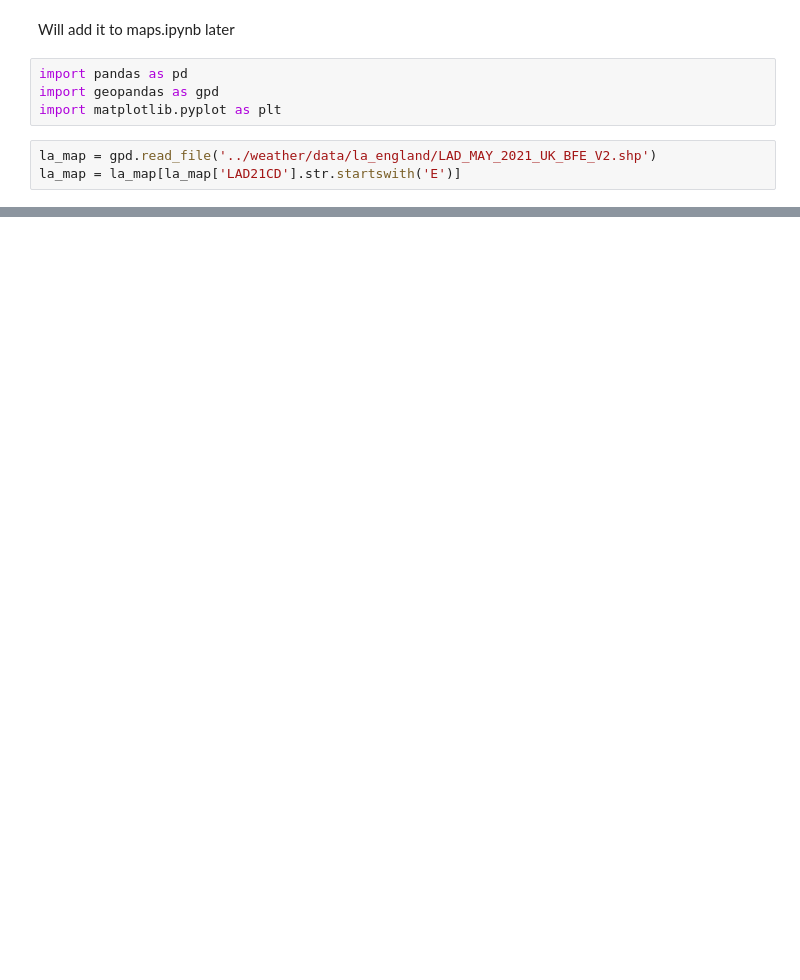
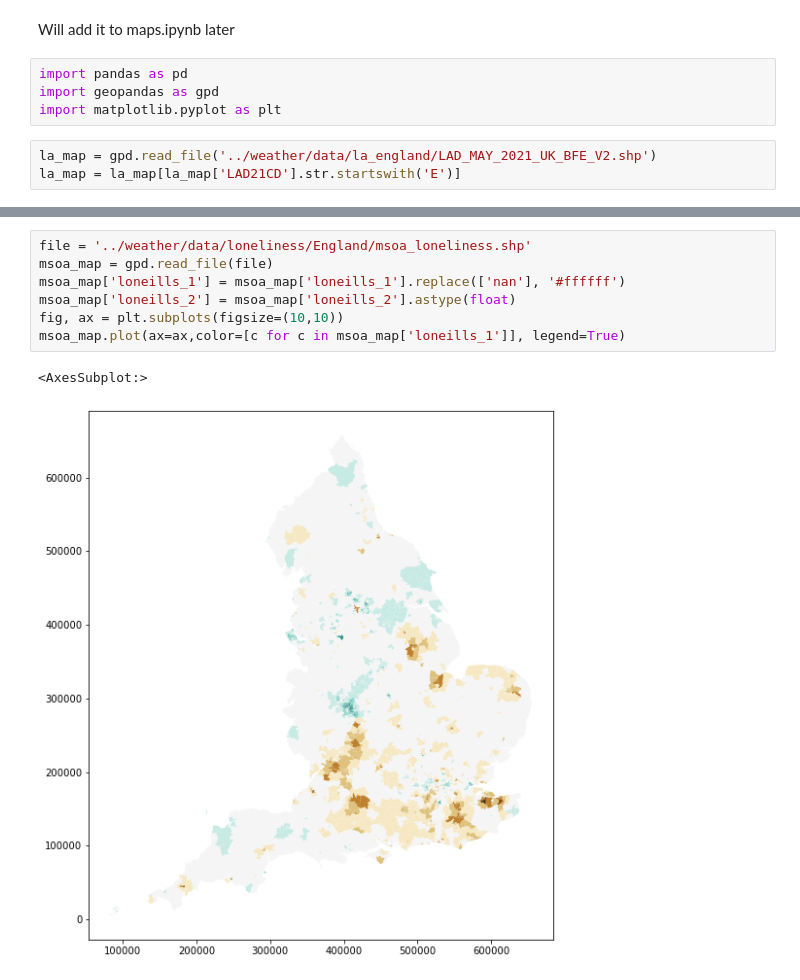
Before and after one commit to JonathanMarriott/ADS-Loneliness, a Jupyter notebook: maps/rainfall_map.ipynb, the cells around one changed output, grey strips where cells are left out. Saved outputs shown, nothing was run; the diff lists cells and outputs as text; blank space fills up the shorter version.

```diff
--- a/maps/rainfall_map.ipynb
+++ b/maps/rainfall_map.ipynb
@@ -37,0 +32,10 @@ AttributeError: 'Line2D' object has no property 'column'
+# %%
+file = '../weather/data/loneliness/England/msoa_loneliness.shp'
+msoa_map = gpd.read_file(file)
+msoa_map['loneills_1'] = msoa_map['loneills_1'].replace(['nan'], '#ffffff')
+msoa_map['loneills_2'] = msoa_map['loneills_2'].astype(float)
+fig, ax = plt.subplots(figsize=(10,10))
+msoa_map.plot(ax=ax,color=[c for c in msoa_map['loneills_1']], legend=True)
+# %% [output]
+<AxesSubplot:>
+[figure, added]
```
Also changed, not shown: parts of 11 cells of this notebook, 3 other files.
